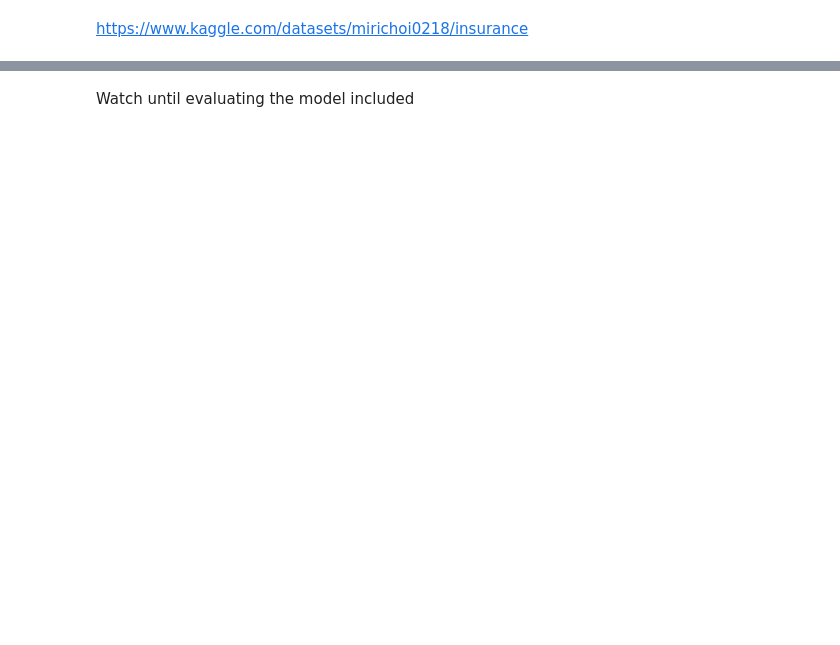
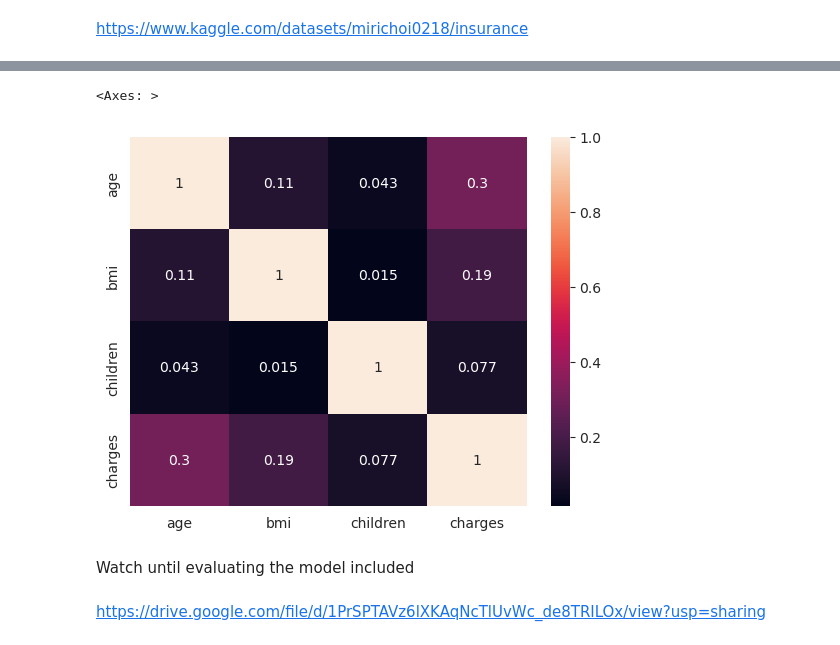
Before and after one commit to alejo-cuello/first-steps-data-science, a Jupyter notebook: 03-final-project.ipynb, the cells around one changed output, grey strips where cells are left out. Drawn from its saved outputs; the diff is of its cells as text; code cells hidden in the pictures; blank space fills up the shorter version.

```diff
--- a/03-final-project.ipynb
+++ b/03-final-project.ipynb
@@ -48,7 +48,10 @@ En general los valores se distribuyen de manera esperada. Con valores extremos e
 # %%
 numeric_cols = ['age', 'bmi', 'children', 'charges']
-cm = np.corrcoef(df[numeric_cols].values.T)
-sns.set(font_scale=1.5)
-sns.heatmap(cm,annot=True, yticklabels=numeric_cols,xticklabels=numeric_cols)
+sns.heatmap(df[numeric_cols].corr(),annot=True, yticklabels=numeric_cols,xticklabels=numeric_cols)
+# %% [output]
+<Axes: >
+[figure, added]
 # %% [markdown]
 Watch until evaluating the model included
+# %% [markdown]
+https://drive.google.com/file/d/1PrSPTAVz6lXKAqNcTlUvWc_de8TRILOx/view?usp=sharing
```
Also changed, not shown: parts of 11 cells of this notebook, 2 other files.
